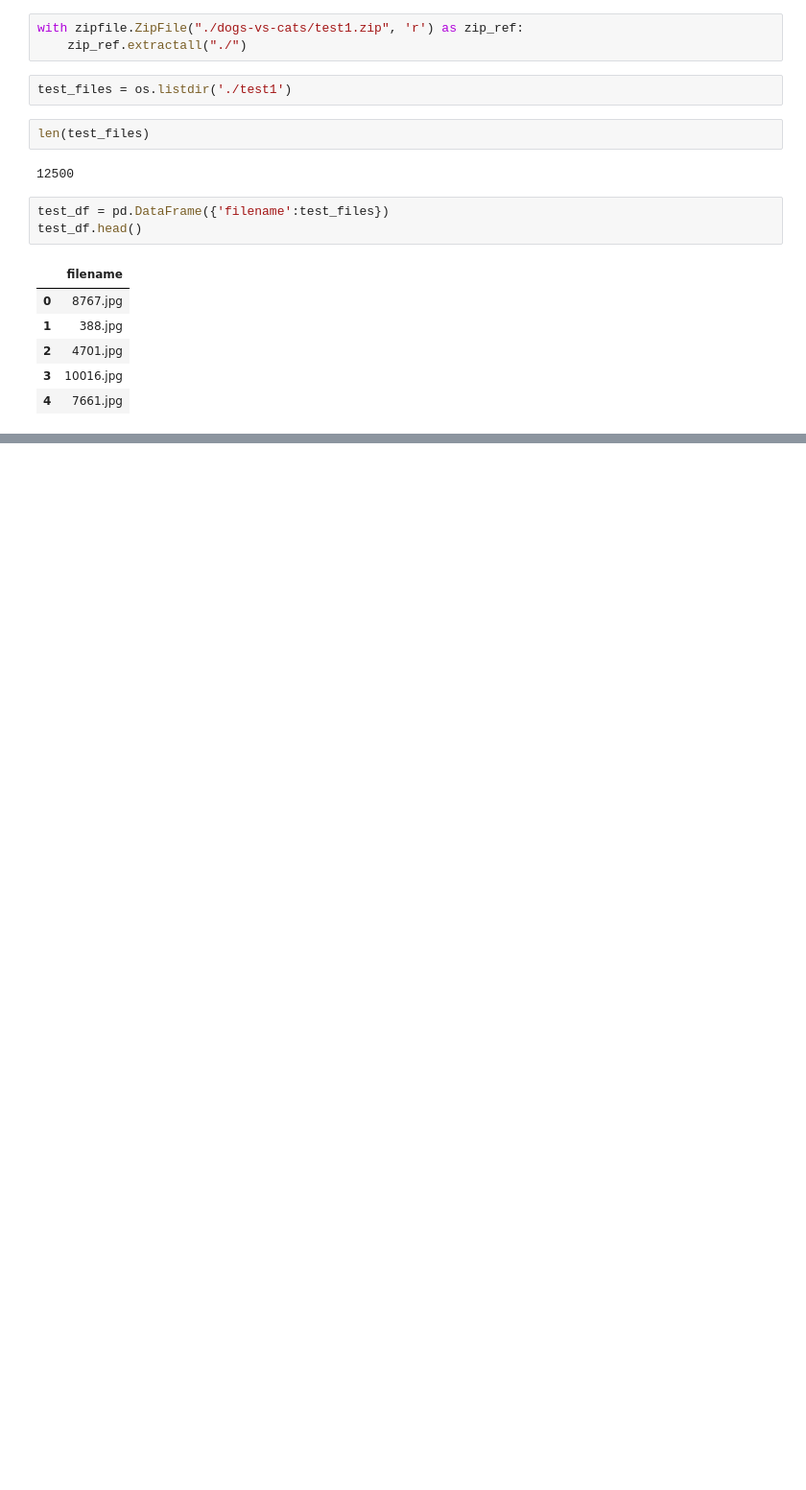
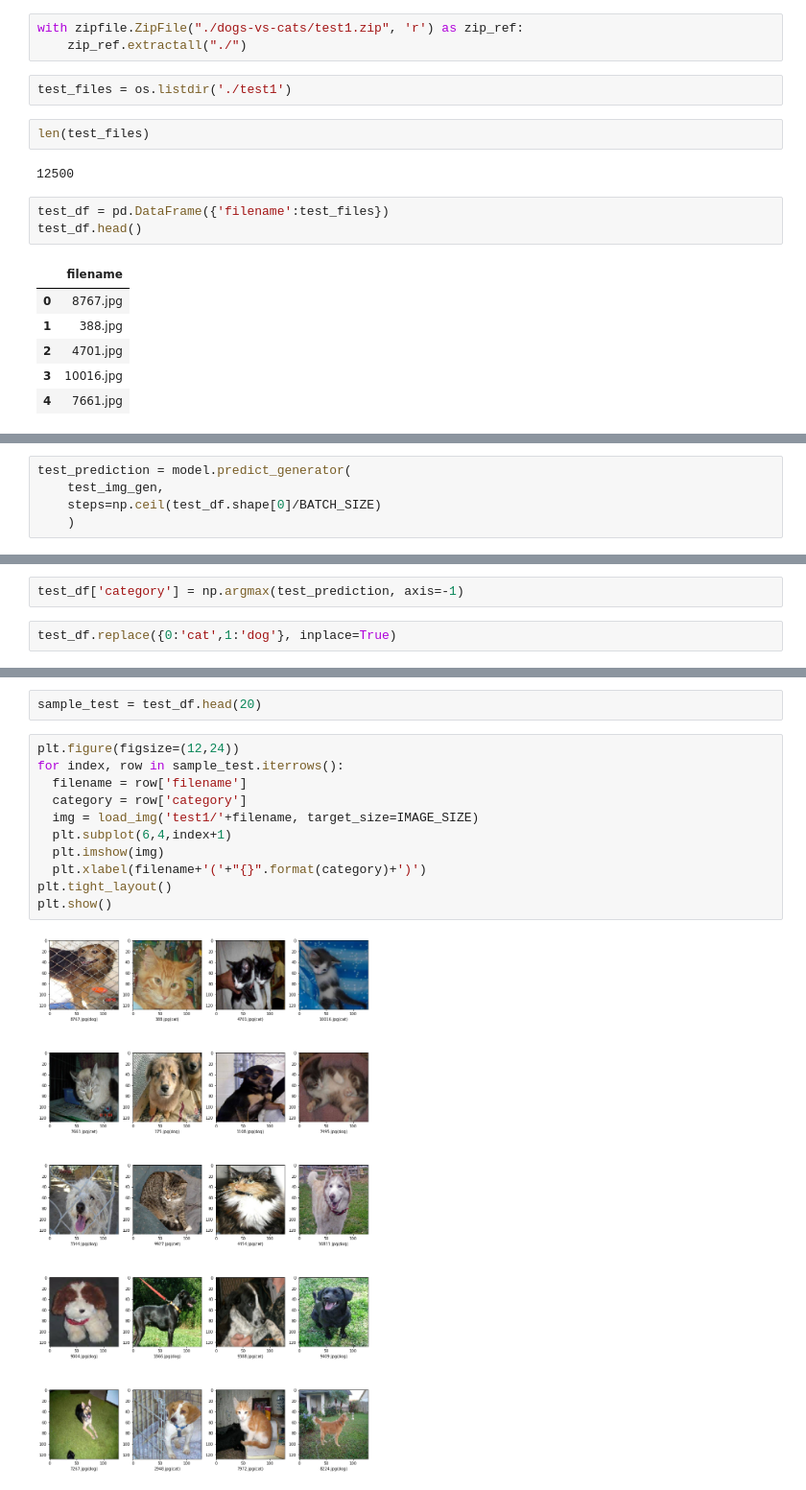
Before and after one commit to imvdharmesh/Dcodetech, a Jupyter notebook: Deep Learning/Lectures/Convolutional Neural Networks.ipynb, the cells around one changed output, grey strips where cells are left out. Shown at 96% size. Saved outputs shown, nothing was run; the diff lists cells and outputs as text; blank space fills up the shorter version.

Commit message:
testing prediction done

```diff
--- a/Deep Learning/Lectures/Convolutional Neural Networks.ipynb
+++ b/Deep Learning/Lectures/Convolutional Neural Networks.ipynb
@@ -413,0 +431,5 @@ test_df.head()
+# %%
+test_prediction = model.predict_generator(
+    test_img_gen,
+    steps=np.ceil(test_df.shape[0]/BATCH_SIZE)
+    )
@@ -413,0 +446,4 @@ test_df.head()
+# %%
+test_df['category'] = np.argmax(test_prediction, axis=-1)
+# %%
+test_df.replace({0:'cat',1:'dog'}, inplace=True)
@@ -413,0 +466,15 @@ test_df.head()
+# %%
+sample_test = test_df.head(20)
+# %%
+plt.figure(figsize=(12,24))
+for index, row in sample_test.iterrows():
+  filename = row['filename']
+  category = row['category']
+  img = load_img('test1/'+filename, target_size=IMAGE_SIZE)
+  plt.subplot(6,4,index+1)
+  plt.imshow(img)
+  plt.xlabel(filename+'('+"{}".format(category)+')')
+plt.tight_layout()
+plt.show()
+# %% [output]
+[figure, added]
```
Also changed, not shown: parts of 13 cells of this notebook.
